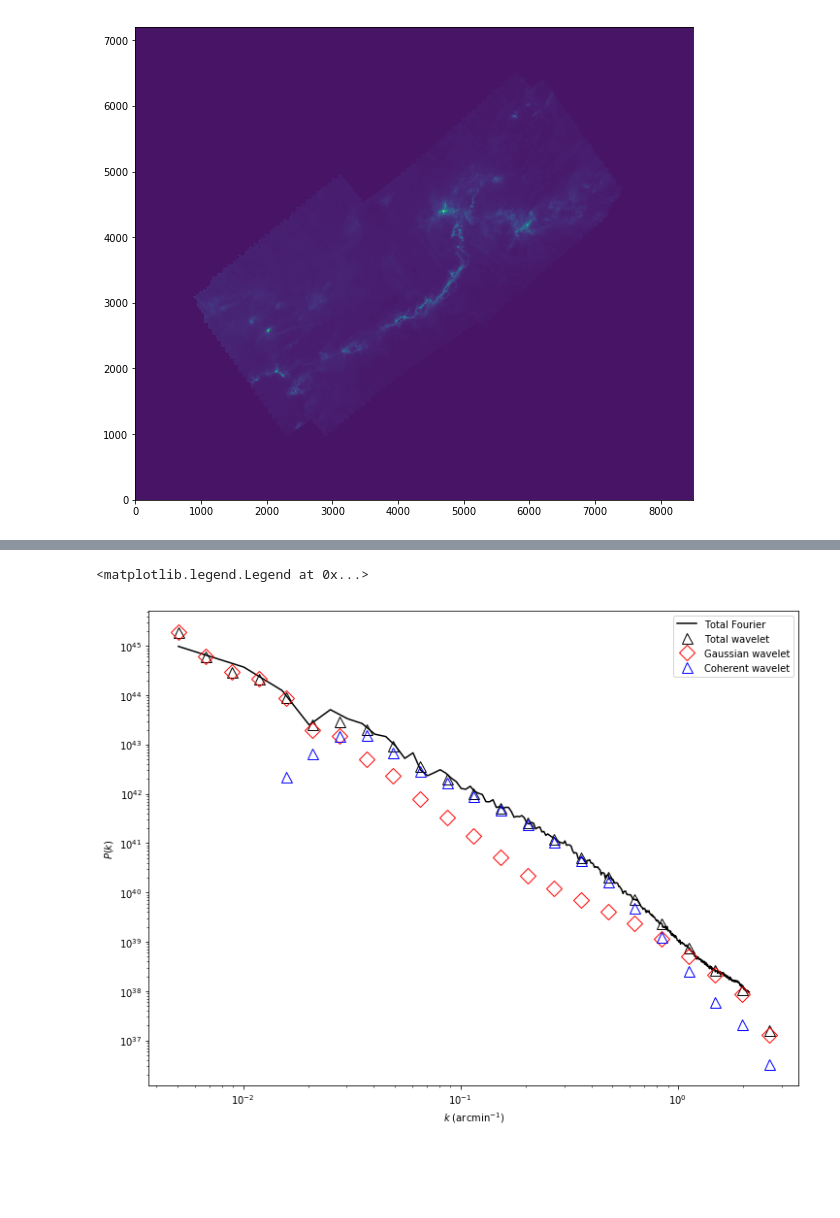
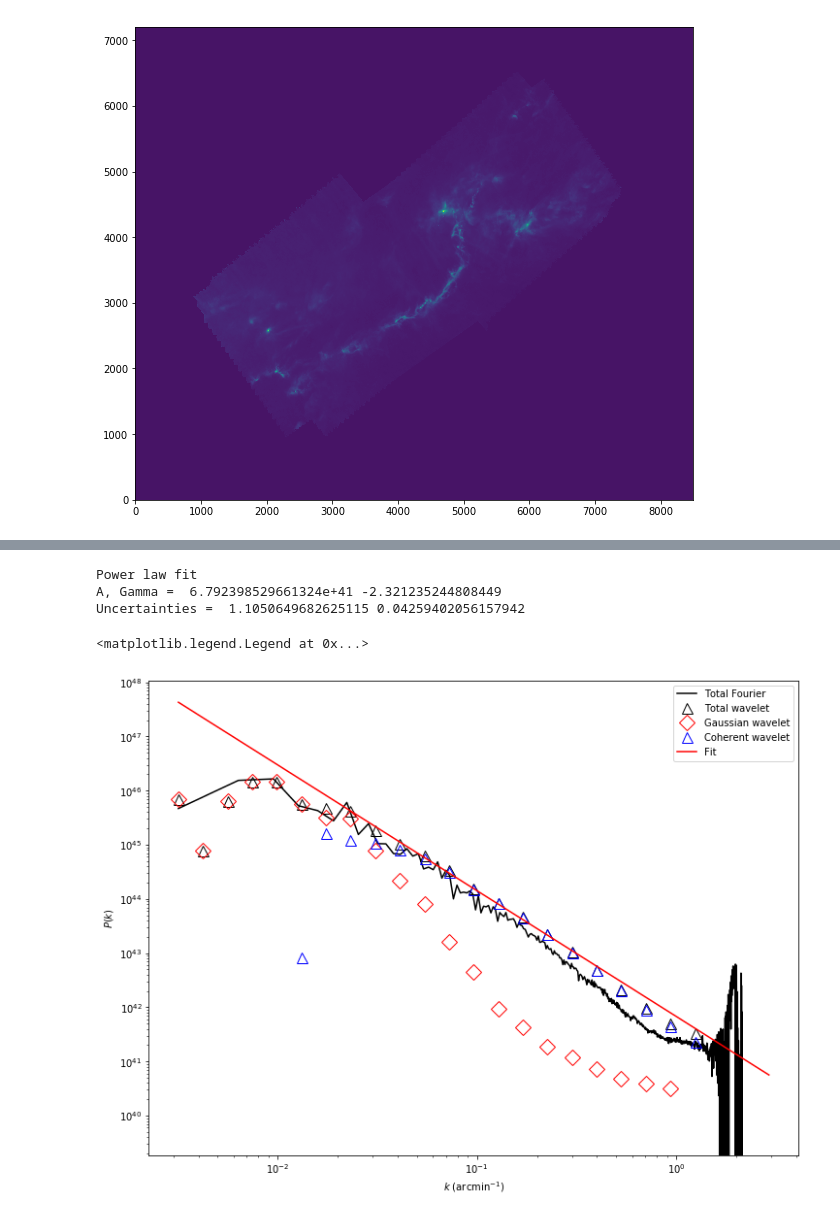
Before and after one commit to jfrob27/M1stage2020, a Jupyter notebook: Taurus.ipynb, the cells around one changed output, grey strips where cells are left out. Saved outputs shown, nothing was run; the diff lists cells and outputs as text; code cells hidden in the pictures; blank space fills up the shorter version.

```diff
--- a/Taurus.ipynb
+++ b/Taurus.ipynb
@@ -86,5 +46,7 @@ OSError: File not found: /user/workdir/albouyg/Gouldbelt/Taurus/HGBS_taurus_L149
 # %%
-#Read map
-HDU = fits.open('/user/workdir/albouyg/Gouldbelt/Taurus/HGBS_taurus_L1495_column_density_map_rebin_rot.fits')
+#Read cut map
+HDU = fits.open(path + 'HGBS_' + name + '_column_density_map_rebin_rot_cuts.fits')
 im = HDU[0].data
 header = HDU[0].header
+print(im.shape)
+print(im)
@@ -105,5 +73,0 @@ Dimensions 758 766
-# %%
-#Read map
-HDU = fits.open('/user/workdir/albouyg/Gouldbelt/Taurus/HGBS_taurus_L1495_column_density_map_rebin_rot_cut.fits')
-im = HDU[0].data
-header = HDU[0].header
@@ -135,7 +83,8 @@ imzm = im - meanim
 #Apodization
 tapper = apodize(nb,na,0.98)
 imt = imzm *tapper
-newdim = np.array((850,850))
+newdim = np.array((600,1350))
+#newdim = np.array((1300,1300))
 imr = padding(imt,newdim[0],newdim[1])
 
 #Fourier power spectrum
@@ -145,7 +94,7 @@ tab_k, spec_k = powspec(imr, reso=reso)
 # %%
 #Set a list of q
 q=[]
-q=[2.5]*26
+q=[2.5]*30
 
 #Wavelet power spectrum
 wt, S11a, wav_k, S1a, q = fan_trans(im, reso=reso, q=q, qdyn=True, skewl=0.4, arrdim = newdim, smooth=False, angular=False, apodize=.98)
@@ -154,17 +135,30 @@ wt, S11a, wav_k, S1a, q = fan_trans(im, reso=reso, q=q, qdyn=True, skewl=0.4, ar
 # %%
+Noise = spec_k[-1]
+
+#Power spectra fits
+A, cov = np.polyfit(np.log(wav_k[8:18]), np.log(S1a[0,8:18]/BS1an[8:18]),deg=1,cov=True)
+fit = np.exp(A[1])*wav_k**A[0]
+print('Power law fit')
+print('A, Gamma = ', np.exp(A[1]), A[0])
+print('Uncertainties = ', np.exp(np.sqrt(np.diag(cov)[1])), np.sqrt(np.diag(cov)[0]))
+
 plt.figure(figsize(12,9))
-plt.plot(tab_k, spec_k, color='black',label=r'Total Fourier')
-plt.plot(wav_k, (S1a[0,:]),'^', markersize = 11, markerfacecolor='none', markeredgecolor='black', label='Total wavelet')
-plt.plot(wav_k, (S1a[2,:]),'D', markersize = 11, markerfacecolor='none', markeredgecolor='red', label='Gaussian wavelet')
-plt.plot(wav_k, (S1a[1,:]),'^', markersize = 11, markerfacecolor='none', markeredgecolor='blue', label='Coherent wavelet')
+plt.plot(tab_k, (spec_k-Noise)/spec_beamn, color='black',label=r'Total Fourier')
+plt.plot(wav_k, (S1a[0,:]-Noise)/BS1an,'^', markersize = 11, markerfacecolor='none', markeredgecolor='black', label='Total wavelet')
+plt.plot(wav_k, (S1a[2,:]-Noise)/BS1an,'D', markersize = 11, markerfacecolor='none', markeredgecolor='red', label='Gaussian wavelet')
+plt.plot(wav_k, (S1a[1,:]-Noise)/BS1an,'^', markersize = 11, markerfacecolor='none', markeredgecolor='blue', label='Coherent wavelet')
+plt.plot(wav_k, fit, color='red',label=r'Fit')
 plt.xscale('log')
 plt.yscale('log')
 plt.xlabel(r'$k$ (arcmin$^{-1}$)')
 plt.ylabel(r'$P(k)$')
 plt.legend()
 # %% [output]
-<matplotlib.legend.Legend at 0x...>
+Power law fit
+A, Gamma =  6.792398529661324e+41 -2.321235244808449
+Uncertainties =  1.1050649682625115 0.04259402056157942
+<matplotlib.legend.Legend at 0x...>
-[figure, old version]
+[figure, new version]
 # %%
 #Image reconstruction from the segmented wavelet coefficients
 M=np.size(wav_k)
```
Also changed, not shown: parts of 15 cells of this notebook, 3 other files.
